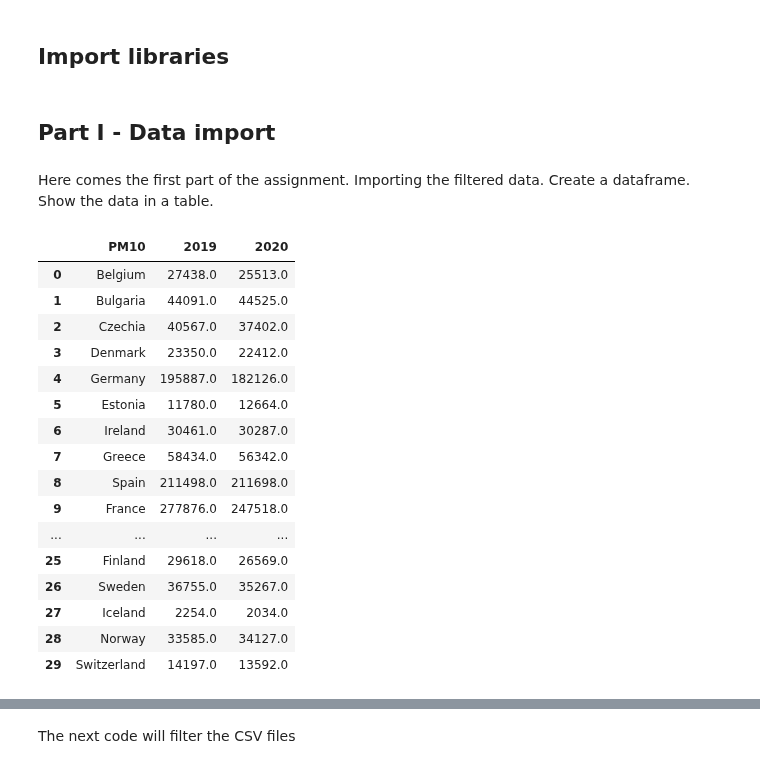
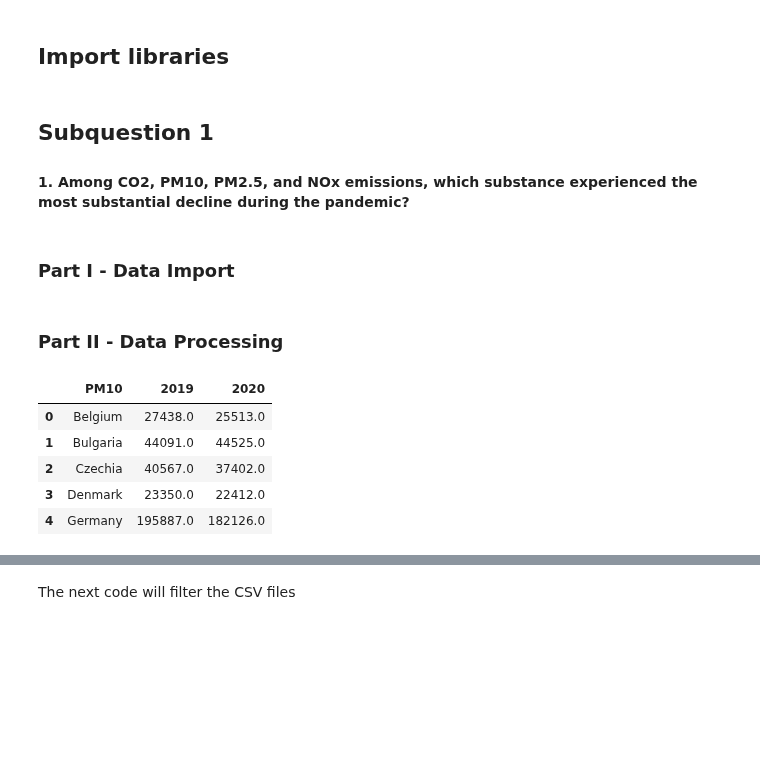
Before and after one commit to HHappy7/TIL6010-GroupProject, a Jupyter notebook: GroupProject-Layout2.ipynb, the cells around one changed output, grey strips where cells are left out. Drawn from its saved outputs; the diff is of its cells as text; code cells hidden in the pictures; blank space fills up the shorter version.

```diff
--- a/GroupProject-Layout2.ipynb
+++ b/GroupProject-Layout2.ipynb
@@ -26,9 +26,9 @@ import seaborn as sns
 import matplotlib.pyplot as plt
 %matplotlib inline
 import geopandas as gpd
+# %% [markdown]
+## Subquestion 1
+#### 1. Among CO2, PM10, PM2.5, and NOx emissions, which substance experienced the most substantial decline during the pandemic?
 # %% [markdown]
-## Part I - Data import
+### Part I - Data Import
-# %% [markdown]
-Here comes the first part of the assignment. Importing the filtered data. Create a dataframe.
-Show the data in a table.
 # %%
@@ -49,35 +47,26 @@ df_GDP = pd.read_csv(file_path5, sep = ';',encoding='ISO-8859-1')
 # this is solved by adding sep=';' when reading the file.
 # This file also gave some UnicodeDecodeErorr, this is solved
 # by using encoding='ISO-8859-1'
+# %% [markdown]
+### Part II - Data Processing
 # %%
 # Filter PM10 dataset
 
 for i in range(30, 45):
     df_PM_10.drop(i, axis=0, inplace=True)
 
 #Replace commas with nothing
 df_PM_10['2019'] = df_PM_10['2019'].str.replace(',', '').astype(float)
 df_PM_10['2020'] = df_PM_10['2020'].str.replace(',', '').astype(float)
 
-df_PM_10
+df_PM_10.head()
 # %% [output]
 |  | PM10 | 2019 | 2020 |
 | 0 | Belgium | 27438.0 | 25513.0 |
 | 1 | Bulgaria | 44091.0 | 44525.0 |
 | 2 | Czechia | 40567.0 | 37402.0 |
 | 3 | Denmark | 23350.0 | 22412.0 |
 | 4 | Germany | 195887.0 | 182126.0 |
-| 5 | Estonia | 11780.0 | 12664.0 |
-| 6 | Ireland | 30461.0 | 30287.0 |
-| 7 | Greece | 58434.0 | 56342.0 |
-| 8 | Spain | 211498.0 | 211698.0 |
-| 9 | France | 277876.0 | 247518.0 |
-| ... | ... | ... | ... |
-| 25 | Finland | 29618.0 | 26569.0 |
-| 26 | Sweden | 36755.0 | 35267.0 |
-| 27 | Iceland | 2254.0 | 2034.0 |
-| 28 | Norway | 33585.0 | 34127.0 |
-| 29 | Switzerland | 14197.0 | 13592.0 |
 # %%
 # Filter code for PM2.5 data
 
```
Also changed, not shown: parts of 27 cells of this notebook.
